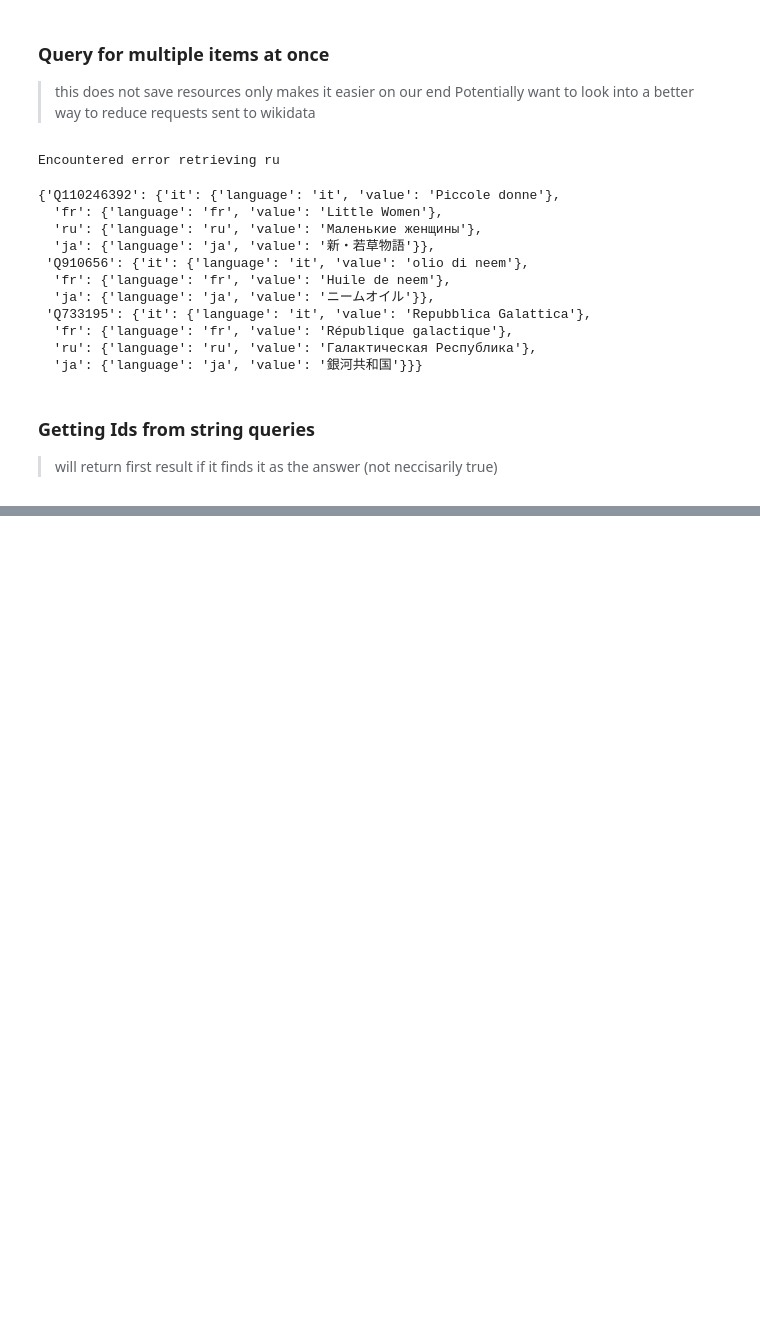
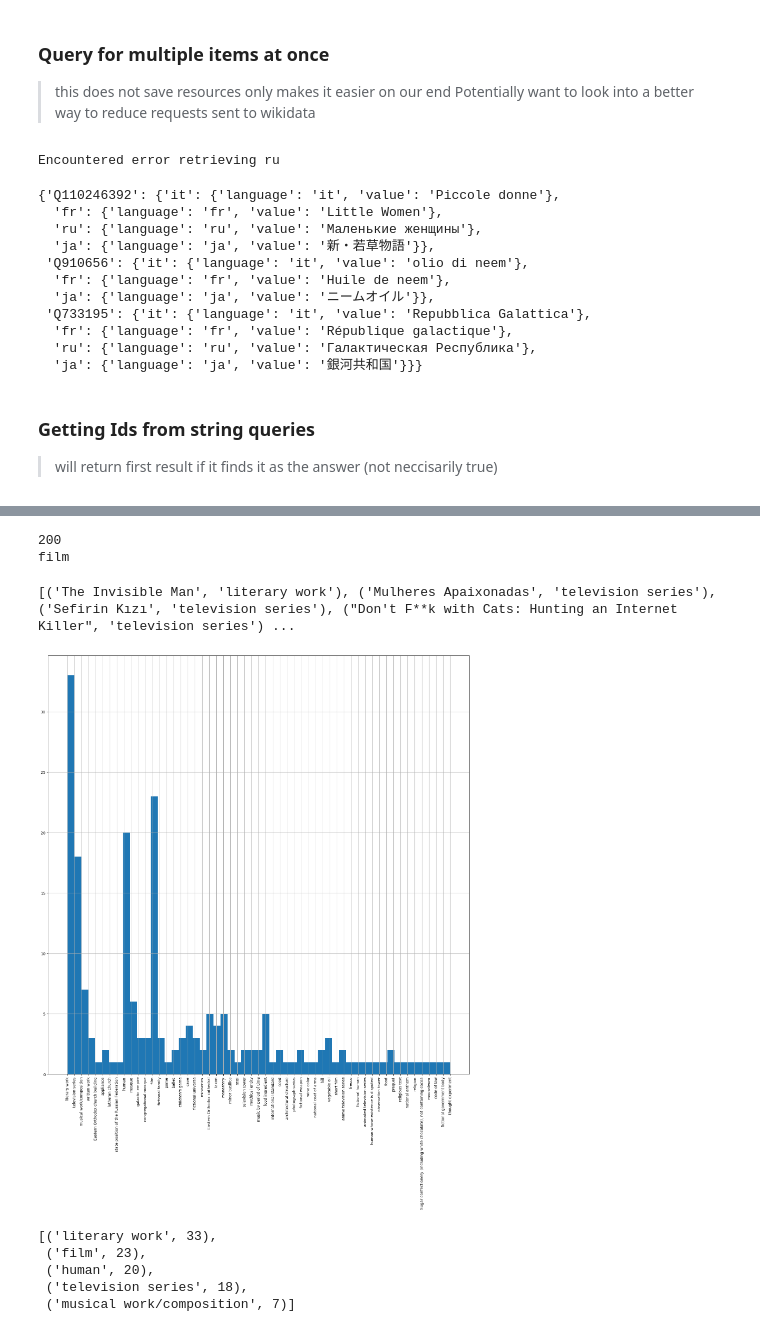
Before and after one commit to CalBlanco/SemEvalTask2, a Jupyter notebook: notebooks/t1.ipynb, the cells around one changed output, grey strips where cells are left out. Drawn from its saved outputs; the diff is of its cells as text; code cells hidden in the pictures; blank space fills up the shorter version.

Commit message:
data discovery: Did some data exploration via pandas, and requests to wiki data. Code can be found in data_exploration.ipynb, with some graphs being created. - Created a csv of the scraped data

```diff
--- a/notebooks/t1.ipynb
+++ b/notebooks/t1.ipynb
@@ -133,0 +136,42 @@ query_for_id("Galactic Republic")
+# %%
+from tqdm import tqdm
+
+def get_instance_of(wiki_id:str):
+    req = r.get(f'https://www.wikidata.org/wiki/{wiki_id}')
+    soup = BeautifulSoup(req.text)
+    title = soup.find('span', class_='wikibase-title-label')
+    d = soup.find('div', class_="wikibase-snakview-value wikibase-snakview-variation-valuesnak")
+    a = d.find('a')
+
+    return (title.text, a.text)
+
+def collect_instances(ids:list[str]):
+    instances = []
+    for id in tqdm(ids, desc="Scraping info"):
+        iof = get_instance_of(id)
+        instances.append(iof)
+
+    return instances
+# %%
+get_instance_of('Q56881140')
+# %% [output]
+200
+film
+# %%
+import pandas as pd
+import os
+
+total_instances = []
+for lang in os.listdir('../sample'):
+    joi = pd.read_json(f'../sample/{lang}', lines=True)
+    joi['wiki_id'] = joi['metadata'].apply(lambda x: x['wikidata_id'])
+    ids = joi['wiki_id'].tolist()
+    instances = collect_instances(ids)
+
+    total_instances += instances
+
+print(total_instances)
+# %% [output]
+[('The Invisible Man', 'literary work'), ('Mulheres Apaixonadas', 'television series'), ('Sefirin Kızı', 'television series'), ("Don't F**k with Cats: Hunting an Internet Killer", 'television series') ...
+# %%
+ts = pd.DataFrame(total_instances,columns=['ent_name', 'instance_of'])
@@ -133,0 +181,15 @@ query_for_id("Galactic Republic")
+# %%
+import collections
+ts['instance_of'].hist(xrot=90, figsize=(20,20),bins=len(ts['instance_of'].unique()))
+
+a = collections.Counter(ts['instance_of'])
+# %% [output]
+[figure, added]
+# %%
+a.most_common(5)
+# %% [output]
+[('literary work', 33),
+ ('film', 23),
+ ('human', 20),
+ ('television series', 18),
+ ('musical work/composition', 7)]
```
Also changed, not shown: parts of 10 cells of this notebook, 6 other files.
